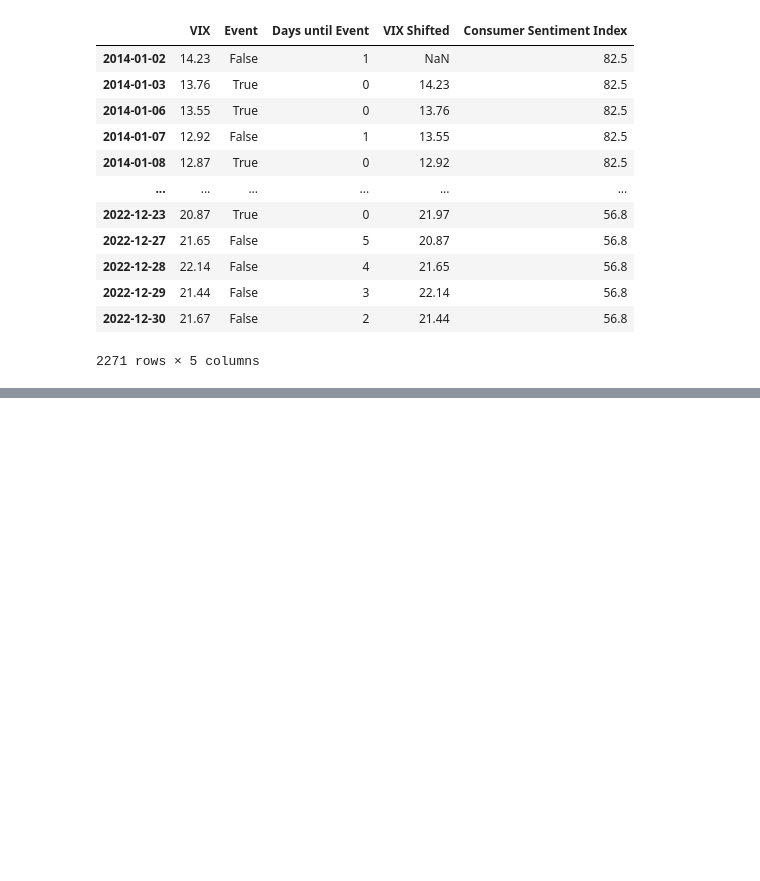
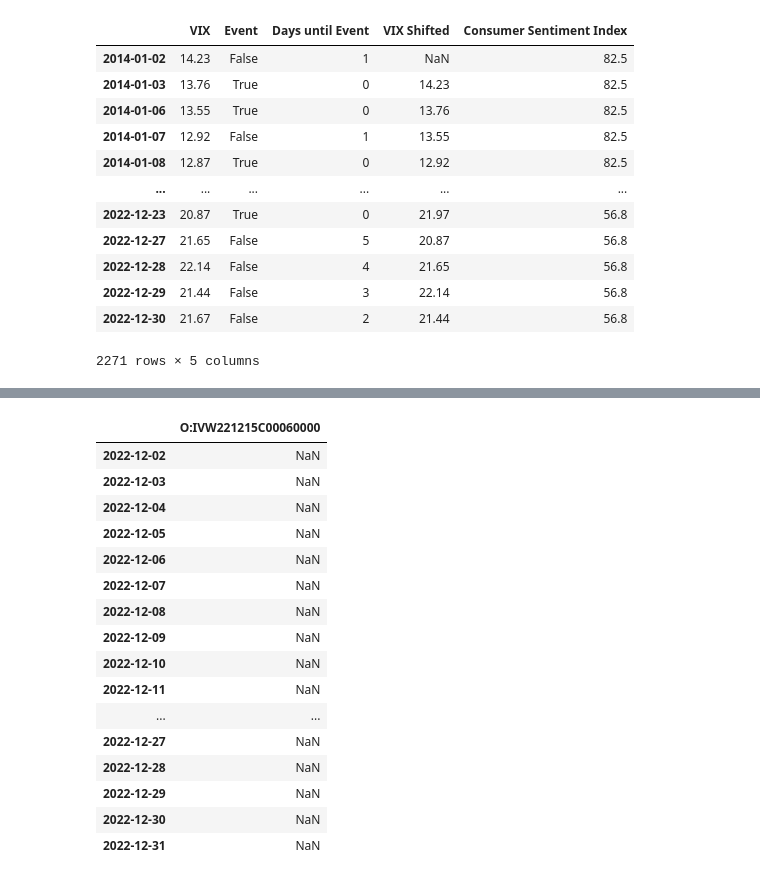
Before and after one commit to madison-rusch/Quant-Trading-Strategies, a Jupyter notebook: homework/Project Draft - Lin_McDonnell_Panovich_Rusch.ipynb, the cells around one changed output, grey strips where cells are left out. Saved outputs shown, nothing was run; the diff lists cells and outputs as text; code cells hidden in the pictures; blank space fills up the shorter version.

```diff
--- a/homework/Project Draft - Lin_McDonnell_Panovich_Rusch.ipynb
+++ b/homework/Project Draft - Lin_McDonnell_Panovich_Rusch.ipynb
@@ -185,6 +185,36 @@ display(options_price_data[options_price_data.index > '2022-12-01'])
 | 2022-12-29 | NaN | NaN | NaN | NaN |
 | 2022-12-30 | NaN | NaN | NaN | NaN |
 | 2022-12-31 | NaN | NaN | NaN | NaN |
+# %%
+# IVW Options
+options = ['O:IVW221215C00060000']#, 'O:IVW221215P00055000', 'O:IVW221216P00055000', 'O:IVW221216P00055000']
+dates = pd.date_range('2022-12-01', '2022-12-15')
+dates = [date.strftime('%Y-%m-%d') for date in dates]
+options_price_data = pd.DataFrame(index=pd.date_range('2014-01-01', '2022-12-31'), columns=options)
+for option in options:
+    for date in dates:
+        result = fetch_options_price(option, date=date)
+        if not isinstance(result, int):
+            options_price_data.loc[date, option] = result['close']
+display(options_price_data[options_price_data.index > '2022-12-01'])
+# %% [output]
+|  | O:IVW221215C00060000 |
+| 2022-12-02 | NaN |
+| 2022-12-03 | NaN |
+| 2022-12-04 | NaN |
+| 2022-12-05 | NaN |
+| 2022-12-06 | NaN |
+| 2022-12-07 | NaN |
+| 2022-12-08 | NaN |
+| 2022-12-09 | NaN |
+| 2022-12-10 | NaN |
+| 2022-12-11 | NaN |
+| ... | ... |
+| 2022-12-27 | NaN |
+| 2022-12-28 | NaN |
+| 2022-12-29 | NaN |
+| 2022-12-30 | NaN |
+| 2022-12-31 | NaN |
 # %%
 # Get historical 10-day volatilities
 '''
```
Also changed, not shown: parts of 8 cells of this notebook.
